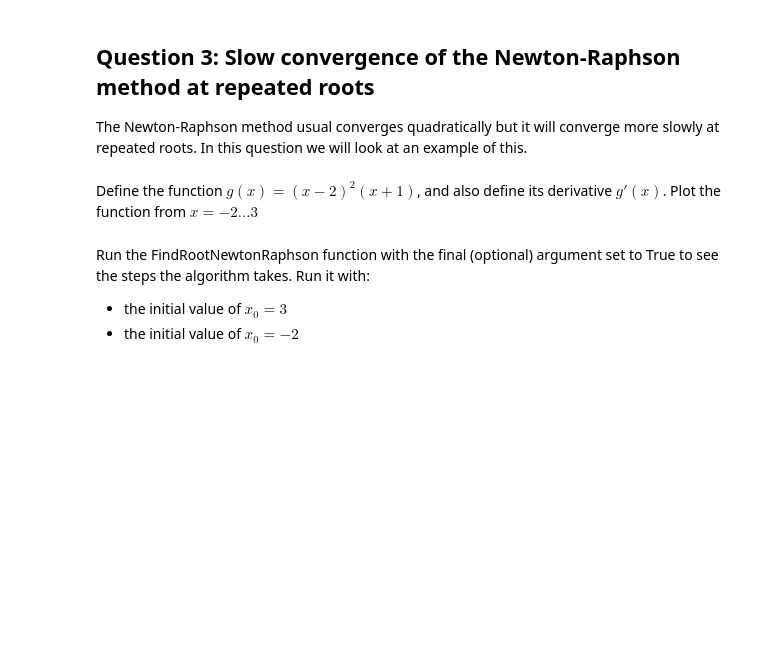
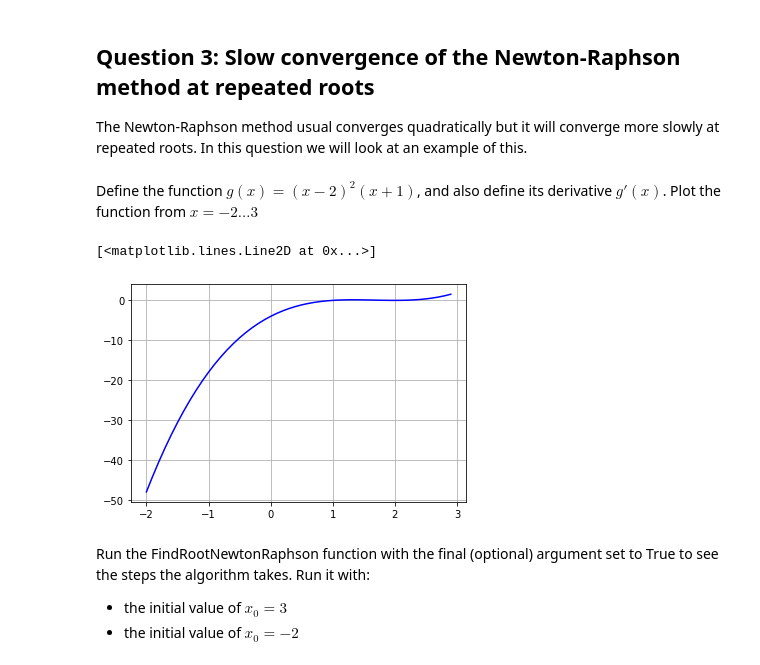
Before and after one commit to MichealHeanue/ACM20030, a Jupyter notebook: Assignment-2.ipynb, the cells around one changed output. Drawn from its saved outputs; the diff is of its cells as text; code cells hidden in the pictures; blank space fills up the shorter version.

```diff
--- a/Assignment-2.ipynb
+++ b/Assignment-2.ipynb
@@ -239,6 +239,19 @@ x_20 = 0.00000000000000
 The Newton-Raphson method usual converges quadratically but it will converge more slowly at repeated roots. In this question we will look at an example of this.
 # %% [markdown]
 Define the function $g(x) = (x-2)^2(x+1)$, and also define its derivative $g'(x)$. Plot the function from $x=-2\dots3$
+# %%
+def g(x):
+    ans = ((x-2)**2)*(x-1)
+    return ans
+def dg(x):
+    ans = (x-2)*(3*x-4)
+    return ans
+x = np.arange(-2,3,.1)
+plt.grid(True)
+plt.plot(x,g(x),'b-')
+# %% [output]
+[<matplotlib.lines.Line2D at 0x...>]
+[figure, added]
 # %% [markdown]
 Run the FindRootNewtonRaphson function with the final (optional) argument set to True to see the steps the algorithm takes. Run it with:
  - the initial value of $x_0 = 3$
```
Also changed, not shown: parts of 4 cells of this notebook.
